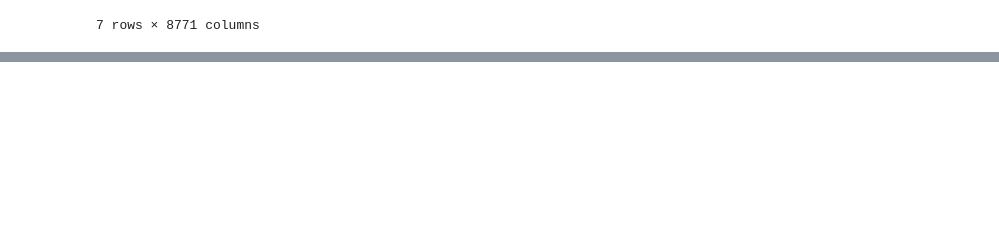
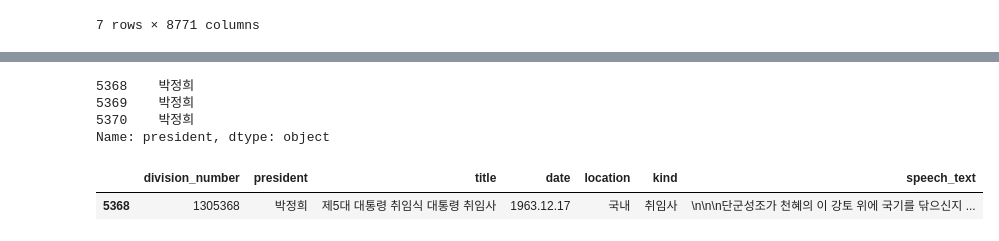
Before and after one commit to lucas-hub12/eda-lucas, a Jupyter notebook: notebook/first.ipynb, the cells around one changed output, grey strips where cells are left out. Drawn from its saved outputs; the diff is of its cells as text; code cells hidden in the pictures; blank space fills up the shorter version.

```diff
--- a/notebook/first.ipynb
+++ b/notebook/first.ipynb
@@ -82,0 +94,12 @@ df.sort_values(by='president').head()
+# %%
+df['president'].head(3)
+# %% [output]
+5368    박정희
+5369    박정희
+5370    박정희
+Name: president, dtype: object
+# %%
+df[0:1]
+# %% [output]
+|  | division_number | president | title | date | location | kind | speech_text |
+| 5368 | 1305368 | 박정희 | 제5대 대통령 취임식 대통령 취임사 | 1963.12.17 | 국내 | 취임사 | \n\n\n단군성조가 천혜의 이 강토 위에 국기를 닦으신지 ... |
```
Also changed, not shown: parts of 12 cells of this notebook.
